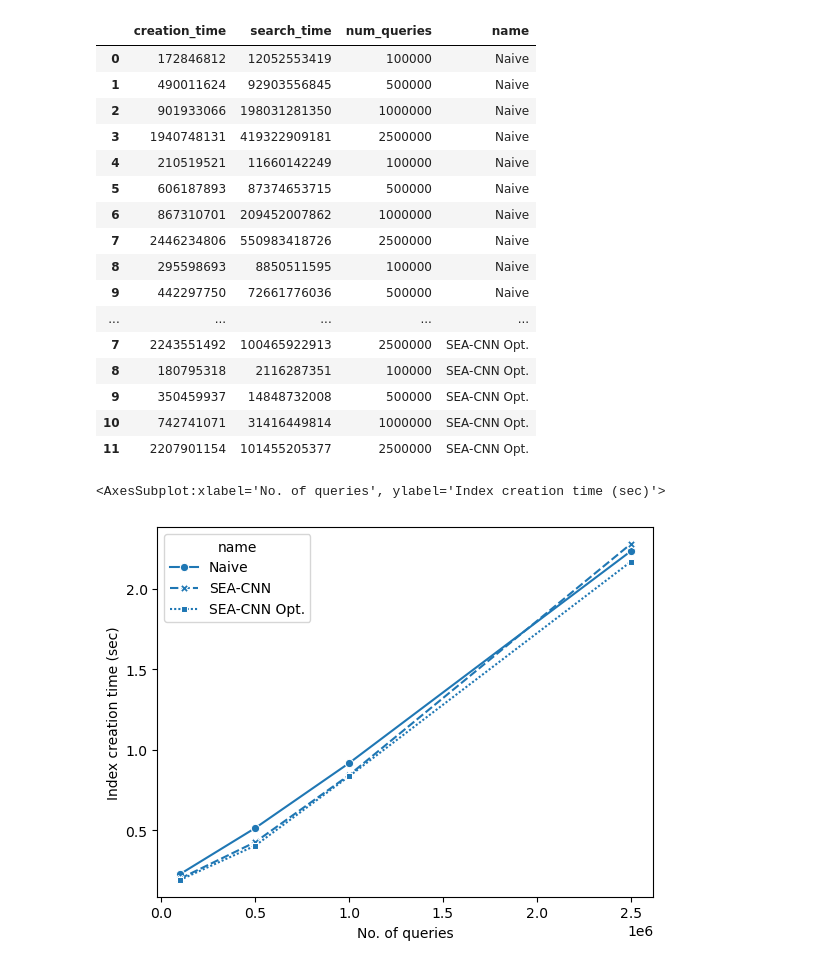
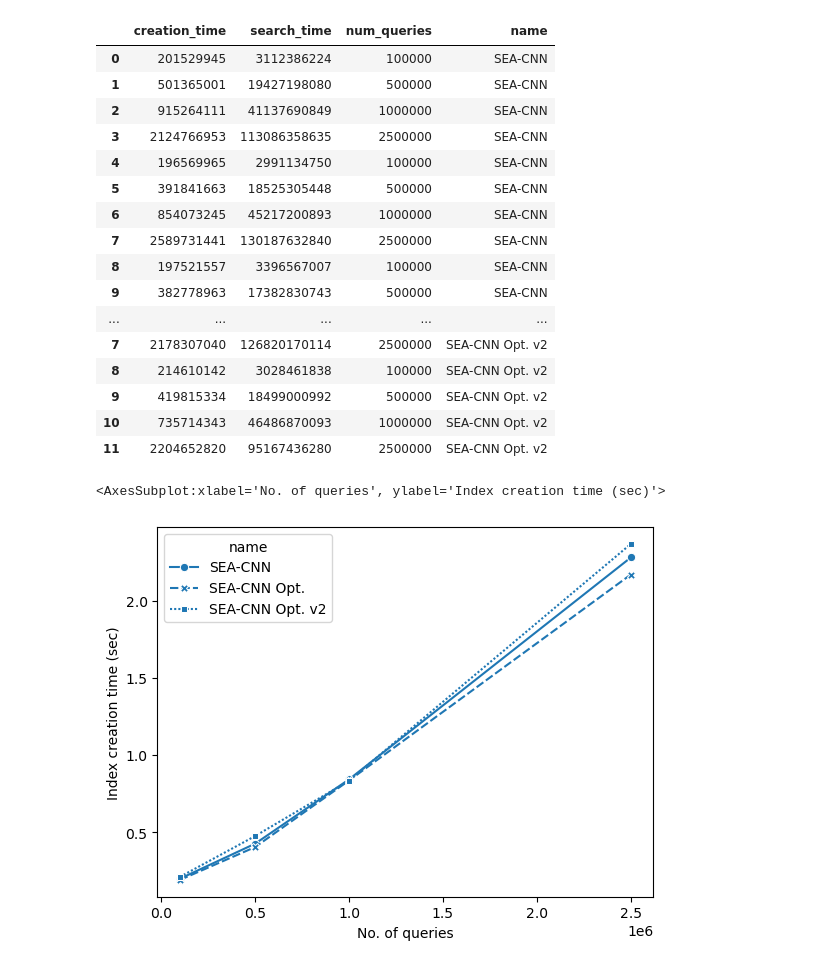
Before and after one commit to ThatUdeshUK/fast_extension, a Jupyter notebook: analysis/PlacesKNN.ipynb, the cells around one changed output. Saved outputs shown, nothing was run; the diff lists cells and outputs as text; code cells hidden in the pictures.

```diff
--- a/analysis/PlacesKNN.ipynb
+++ b/analysis/PlacesKNN.ipynb
@@ -5,36 +5,39 @@ import seaborn as sns
 # %%
 knn_naive = pd.read_csv("../results/output_places_US_knn_naive.csv")
 knn_naive['name'] = "Naive"
 seacnn = pd.read_csv("../results/output_places_US_knn_seacnn.csv")
 seacnn['name'] = "SEA-CNN"
 seacnn_fixed = pd.read_csv("../results/output_places_US_knn_seacnn_fixed.csv")
 seacnn_fixed['name'] = "SEA-CNN Opt."
+seacnn_fixed_v2 = pd.read_csv("../results/output_places_US_knn_seacnn_fixed_v2.csv")
+seacnn_fixed_v2['name'] = "SEA-CNN Opt. v2"
 
 res = pd.concat([
-    knn_naive.loc[:, ['creation_time', 'search_time', 'num_queries', 'name']],
-    seacnn.loc[:, ['creation_time', 'search_time', 'num_queries', 'name']],
-    seacnn_fixed.loc[:, ['creation_time', 'search_time', 'num_queries', 'name']],
+    # knn_naive.loc[:, ['creation_time', 'search_time', 'num_queries', 'name']],
+    # seacnn.loc[:, ['creation_time', 'search_time', 'num_queries', 'name']],
+    # seacnn_fixed.loc[:, ['creation_time', 'search_time', 'num_queries', 'name']],
+    seacnn_fixed_v2.loc[:, ['creation_time', 'search_time', 'num_queries', 'name']],
 ])
 
 res
 # %% [output]
 |  | creation_time | search_time | num_queries | name |
-| 0 | 172846812 | 12052553419 | 100000 | Naive |
-| 1 | 490011624 | 92903556845 | 500000 | Naive |
-| 2 | 901933066 | 198031281350 | 1000000 | Naive |
-| 3 | 1940748131 | 419322909181 | 2500000 | Naive |
-| 4 | 210519521 | 11660142249 | 100000 | Naive |
-| 5 | 606187893 | 87374653715 | 500000 | Naive |
-| 6 | 867310701 | 209452007862 | 1000000 | Naive |
-| 7 | 2446234806 | 550983418726 | 2500000 | Naive |
-| 8 | 295598693 | 8850511595 | 100000 | Naive |
-| 9 | 442297750 | 72661776036 | 500000 | Naive |
+| 0 | 201529945 | 3112386224 | 100000 | SEA-CNN |
+| 1 | 501365001 | 19427198080 | 500000 | SEA-CNN |
+| 2 | 915264111 | 41137690849 | 1000000 | SEA-CNN |
+| 3 | 2124766953 | 113086358635 | 2500000 | SEA-CNN |
+| 4 | 196569965 | 2991134750 | 100000 | SEA-CNN |
+| 5 | 391841663 | 18525305448 | 500000 | SEA-CNN |
+| 6 | 854073245 | 45217200893 | 1000000 | SEA-CNN |
+| 7 | 2589731441 | 130187632840 | 2500000 | SEA-CNN |
+| 8 | 197521557 | 3396567007 | 100000 | SEA-CNN |
+| 9 | 382778963 | 17382830743 | 500000 | SEA-CNN |
 | ... | ... | ... | ... | ... |
-| 7 | 2243551492 | 100465922913 | 2500000 | SEA-CNN Opt. |
-| 8 | 180795318 | 2116287351 | 100000 | SEA-CNN Opt. |
-| 9 | 350459937 | 14848732008 | 500000 | SEA-CNN Opt. |
-| 10 | 742741071 | 31416449814 | 1000000 | SEA-CNN Opt. |
-| 11 | 2207901154 | 101455205377 | 2500000 | SEA-CNN Opt. |
+| 7 | 2178307040 | 126820170114 | 2500000 | SEA-CNN Opt. v2 |
+| 8 | 214610142 | 3028461838 | 100000 | SEA-CNN Opt. v2 |
+| 9 | 419815334 | 18499000992 | 500000 | SEA-CNN Opt. v2 |
+| 10 | 735714343 | 46486870093 | 1000000 | SEA-CNN Opt. v2 |
+| 11 | 2204652820 | 95167436280 | 2500000 | SEA-CNN Opt. v2 |
 # %%
 # def expName(x):
 #     if x == "places":
@@ -53,7 +56,7 @@ search_res = search_res.rename(columns={"num_queries": "No. of queries"})
 sns.lineplot(x="No. of queries", y='Index creation time (sec)', style='name', data=search_res, errorbar=None, markers=True)
 # %% [output]
 <AxesSubplot:xlabel='No. of queries', ylabel='Index creation time (sec)'>
-[figure, old version]
+[figure, new version]
 # %%
 search_res = res.loc[:, ['search_time', 'num_queries', 'name']]
 search_res['Query Matching Time (nano sec)'] = search_res['search_time'].apply(lambda x: x) / search_res['num_queries']
```
Also changed, not shown: parts of 1 cell of this notebook, 7 other files.
